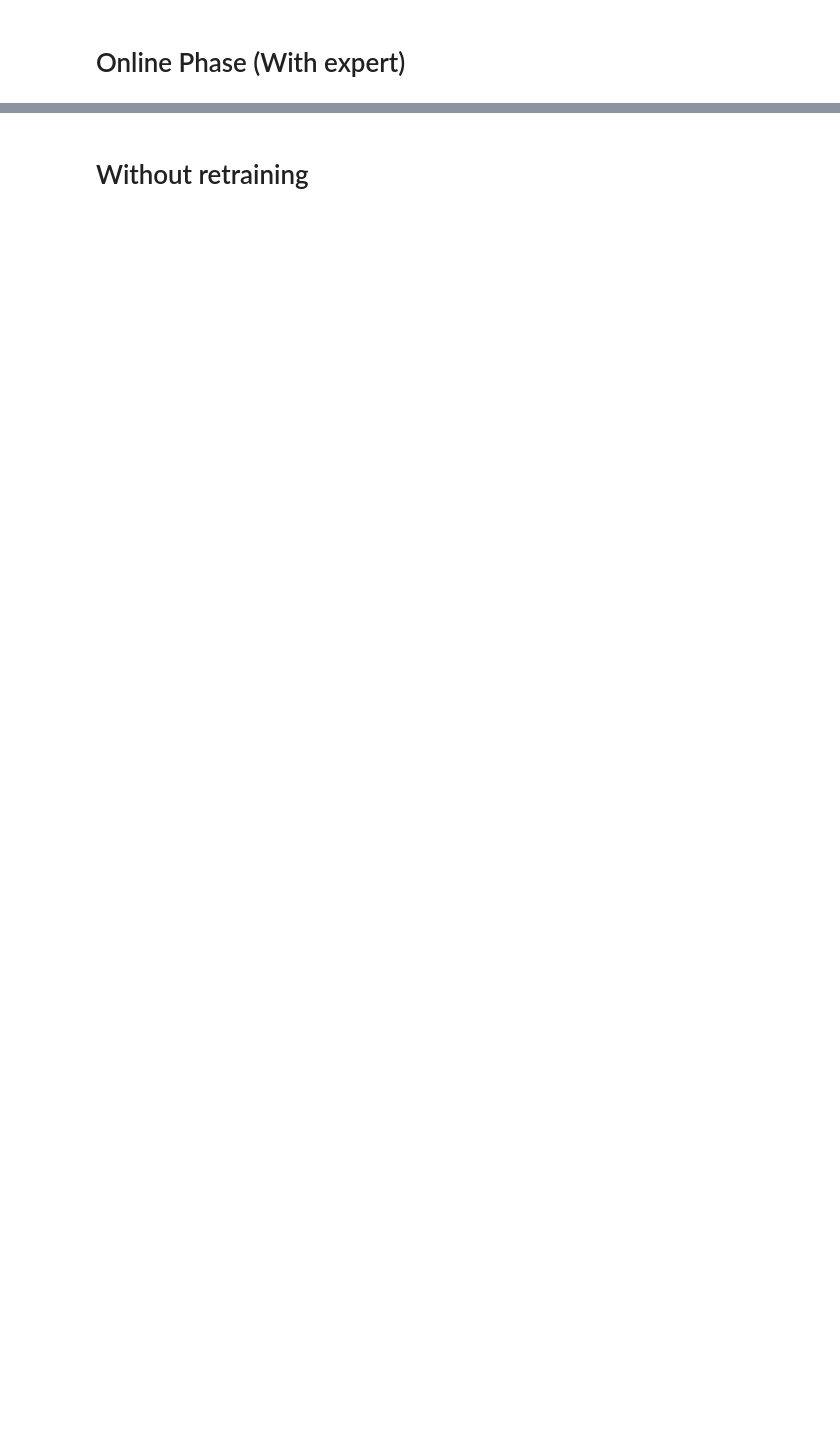
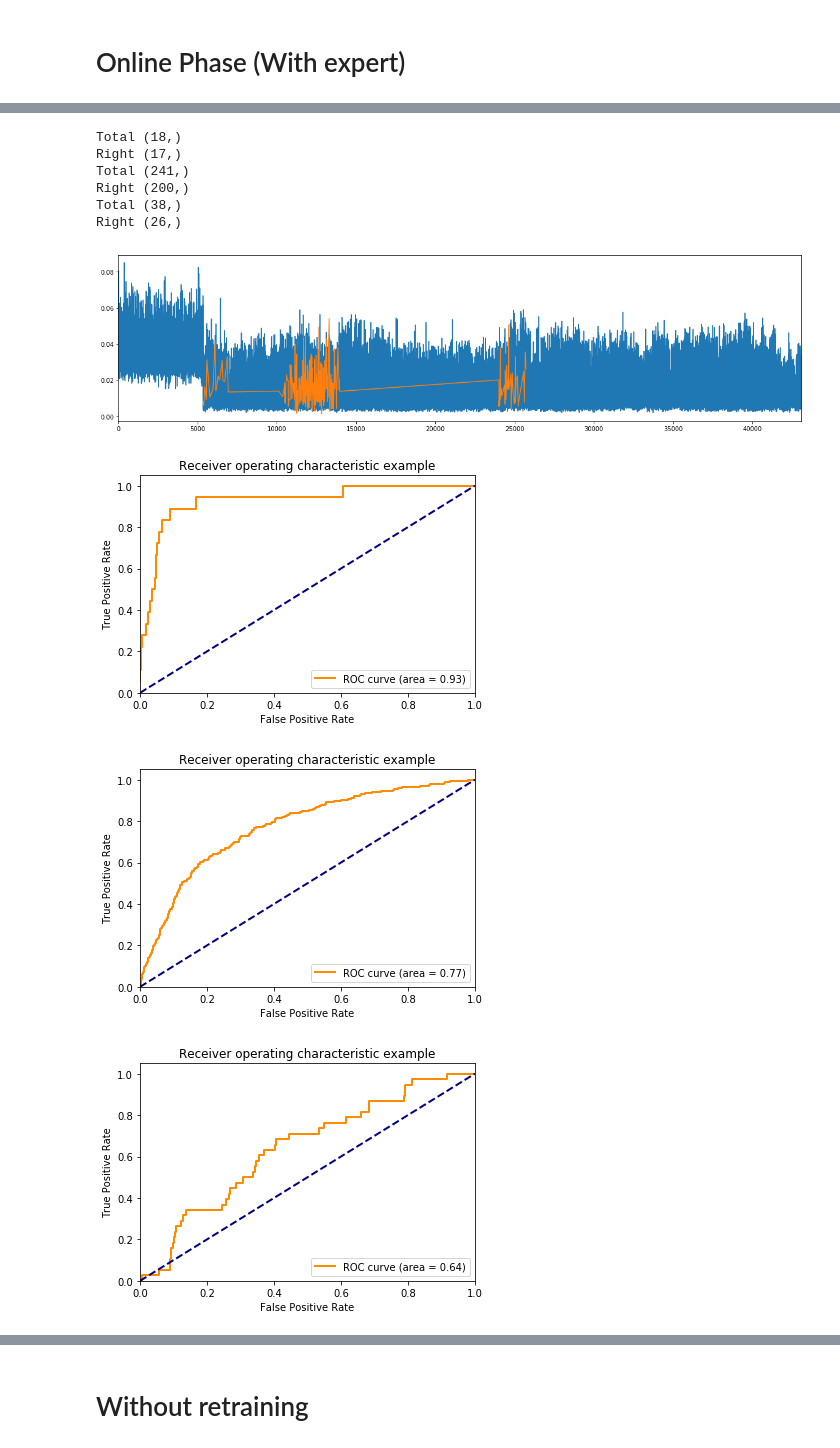
Before and after one commit to binli826/LSTM-Autoencoders, a Jupyter notebook: src/Experiments/Online_forest.ipynb, the cells around one changed output, grey strips where cells are left out. Drawn from its saved outputs; the diff is of its cells as text; code cells hidden in the pictures; blank space fills up the shorter version.

```diff
--- a/src/Experiments/Online_forest.ipynb
+++ b/src/Experiments/Online_forest.ipynb
@@ -366,0 +285,46 @@ for ii in range(len(cl_buf)):
+# %%
+foo = pd.Series(output[5348:10000])
+bar = pd.Series(expert[5348:10000])
+print("Total",bar[bar=="anomaly"].shape)
+kar = foo[bar=="anomaly"]
+print("Right",kar[kar>0.01].shape)
+
+foo = pd.Series(output[10000:24000])
+bar = pd.Series(expert[10000:24000])
+print("Total",bar[bar=="anomaly"].shape)
+kar = foo[bar=="anomaly"]
+print("Right",kar[kar>0.01].shape)
+
+foo = pd.Series(output[24000:])
+bar = pd.Series(expert[24000:])
+print("Total",bar[bar=="anomaly"].shape)
+kar = foo[bar=="anomaly"]
+print("Right",kar[kar>0.01].shape)
+# %% [output]
+Total (18,)
+Right (17,)
+Total (241,)
+Right (200,)
+Total (38,)
+Right (26,)
+# %%
+pd.Series(np.array(output)).plot(figsize=(20,5))
+pd.Series(np.array(all_scores).ravel())[anomaly_index].plot(figsize=(20,5))
+fpr, tpr, thresholds = metrics.roc_curve(expert[5348:10000], output[5348:10000], pos_label="anomaly")
+auc = metrics.auc(fpr, tpr)
+plot_roc(fpr,tpr,auc)
+
+fpr, tpr, thresholds = metrics.roc_curve(expert[10000:24000], output[10000:24000], pos_label="anomaly")
+auc = metrics.auc(fpr, tpr)
+#print(fpr,tpr,thresholds,auc)
+plot_roc(fpr,tpr,auc)
+
+fpr, tpr, thresholds = metrics.roc_curve(expert[24000:], output[24000:], pos_label="anomaly")
+auc = metrics.auc(fpr, tpr)
+#print(fpr,tpr,thresholds,auc)
+plot_roc(fpr,tpr,auc)
+# %% [output]
+[figure, added]
+[figure, added]
+[figure, added]
+[figure, added]
```
Also changed, not shown: parts of 38 cells of this notebook, 16 other files.
